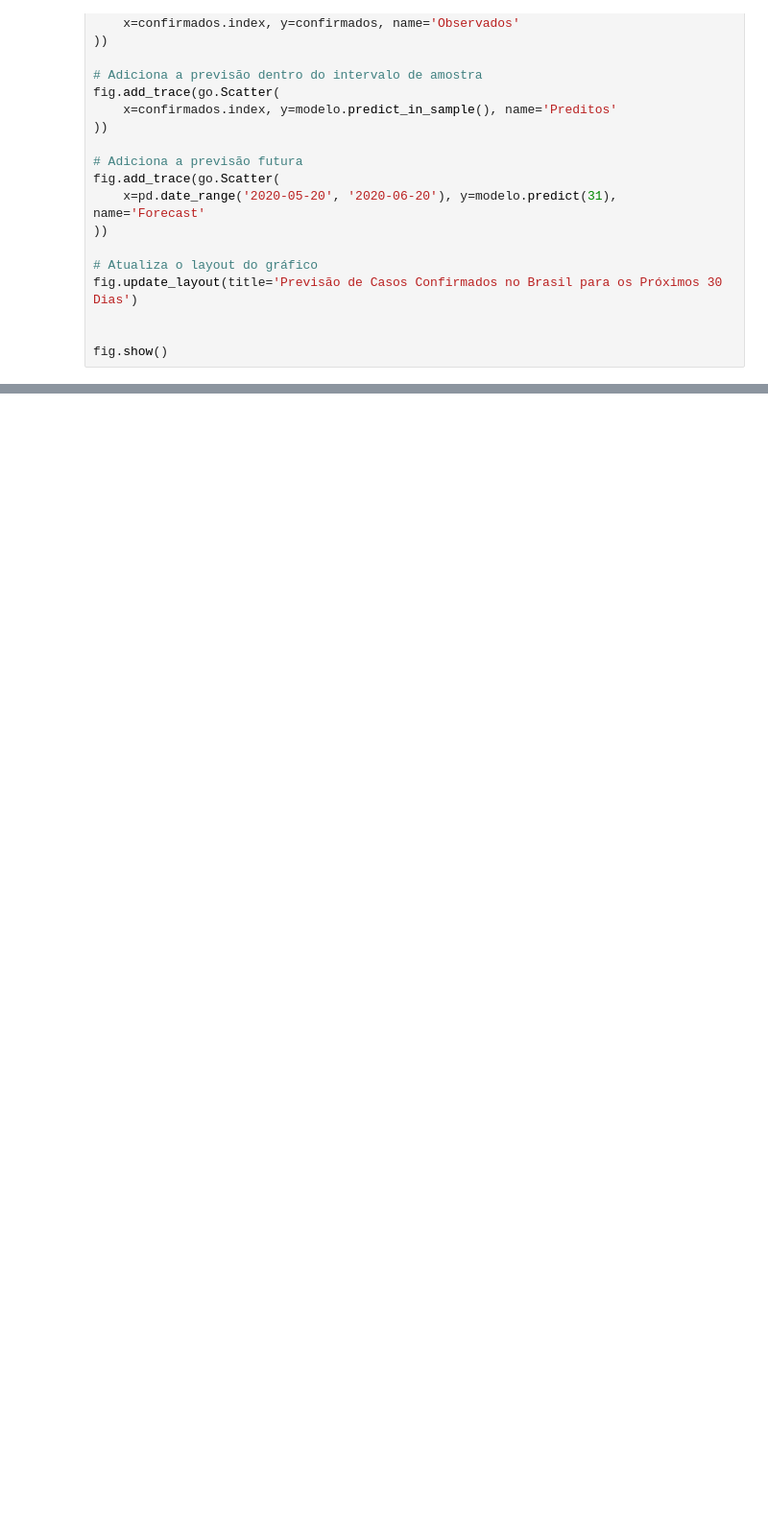
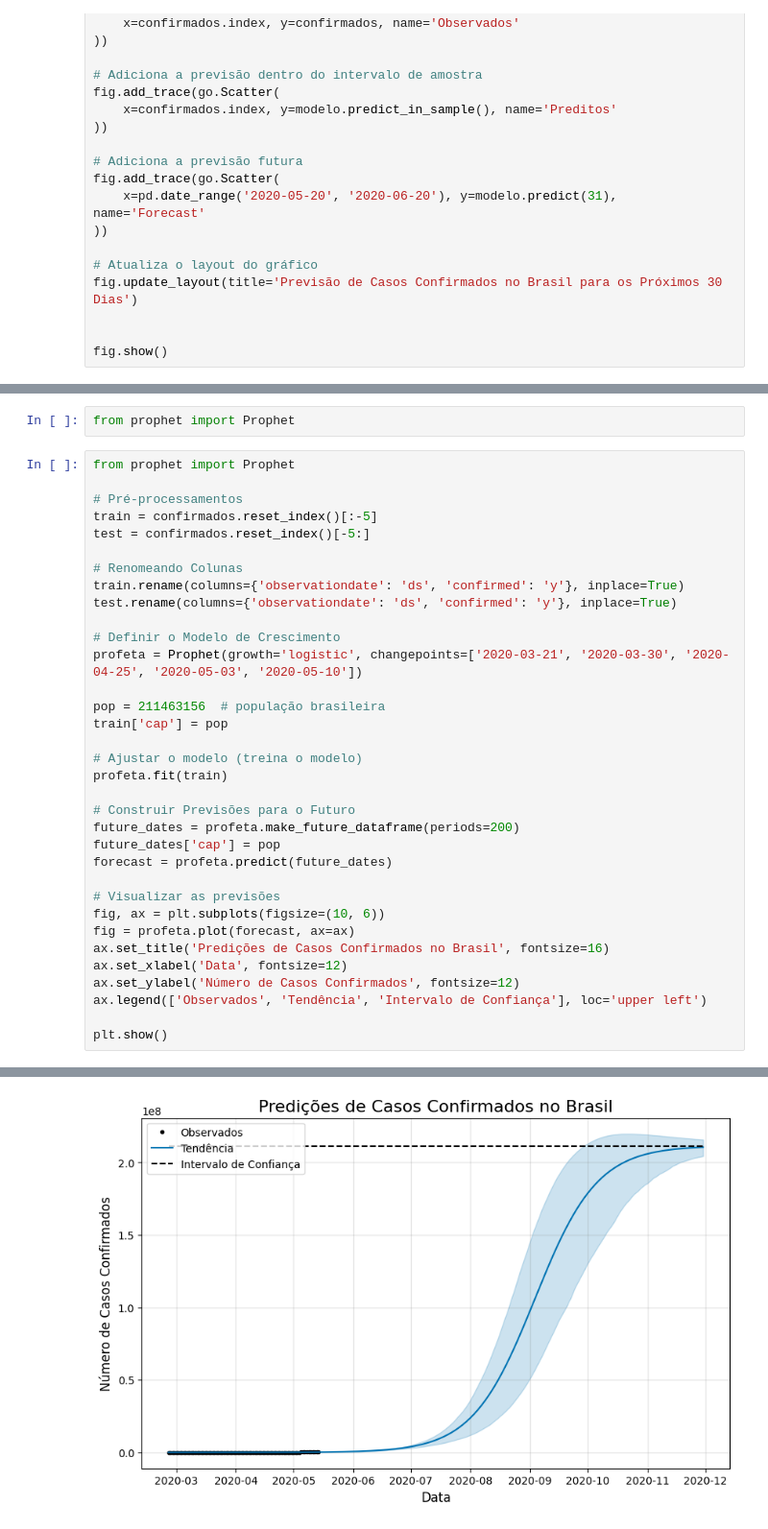
Before and after one commit to NatashaB-randao/Bioinformatics, a Jupyter notebook: Criando Modelos com Python e Machine Learning para Prever a Evolução do COVID-19 no Brasil/analise_exploratoria_dos_dados_do_covid19.ipynb, the cells around one changed output, grey strips where cells are left out. Shown at 96% size. Drawn from its saved outputs; the diff is of its cells as text; blank space fills up the shorter version.

Commit message:
Modelo de Crescimento com Biblioteca prophet

```diff
--- a/Criando Modelos com Python e Machine Learning para Prever a Evolução do COVID-19 no Brasil/analise_exploratoria_dos_dados_do_covid19.ipynb
+++ b/Criando Modelos com Python e Machine Learning para Prever a Evolução do COVID-19 no Brasil/analise_exploratoria_dos_dados_do_covid19.ipynb
@@ -409,0 +423,37 @@ fig.show()
+# %%
+from prophet import Prophet
+# %%
+from prophet import Prophet
+
+# Pré-processamentos
+train = confirmados.reset_index()[:-5]
+test = confirmados.reset_index()[-5:]
+
+# Renomeando Colunas
+train.rename(columns={'observationdate': 'ds', 'confirmed': 'y'}, inplace=True)
+test.rename(columns={'observationdate': 'ds', 'confirmed': 'y'}, inplace=True)
+
+# Definir o Modelo de Crescimento
+profeta = Prophet(growth='logistic', changepoints=['2020-03-21', '2020-03-30', '2020-04-25', '2020-05-03', '2020-05-10'])
+
+pop = 211463156  # população brasileira
+train['cap'] = pop
+
+# Ajustar o modelo (treina o modelo)
+profeta.fit(train)
+
+# Construir Previsões para o Futuro
+future_dates = profeta.make_future_dataframe(periods=200)
+future_dates['cap'] = pop
+forecast = profeta.predict(future_dates)
+
+# Visualizar as previsões
+fig, ax = plt.subplots(figsize=(10, 6))
+fig = profeta.plot(forecast, ax=ax)
+ax.set_title('Predições de Casos Confirmados no Brasil', fontsize=16)
+ax.set_xlabel('Data', fontsize=12)
+ax.set_ylabel('Número de Casos Confirmados', fontsize=12)
+ax.legend(['Observados', 'Tendência', 'Intervalo de Confiança'], loc='upper left')
+
+plt.show()
+# %% [output]
@@ -409,0 +467 @@ fig.show()
+[figure, added]
```
Also changed, not shown: parts of 3 cells of this notebook.
